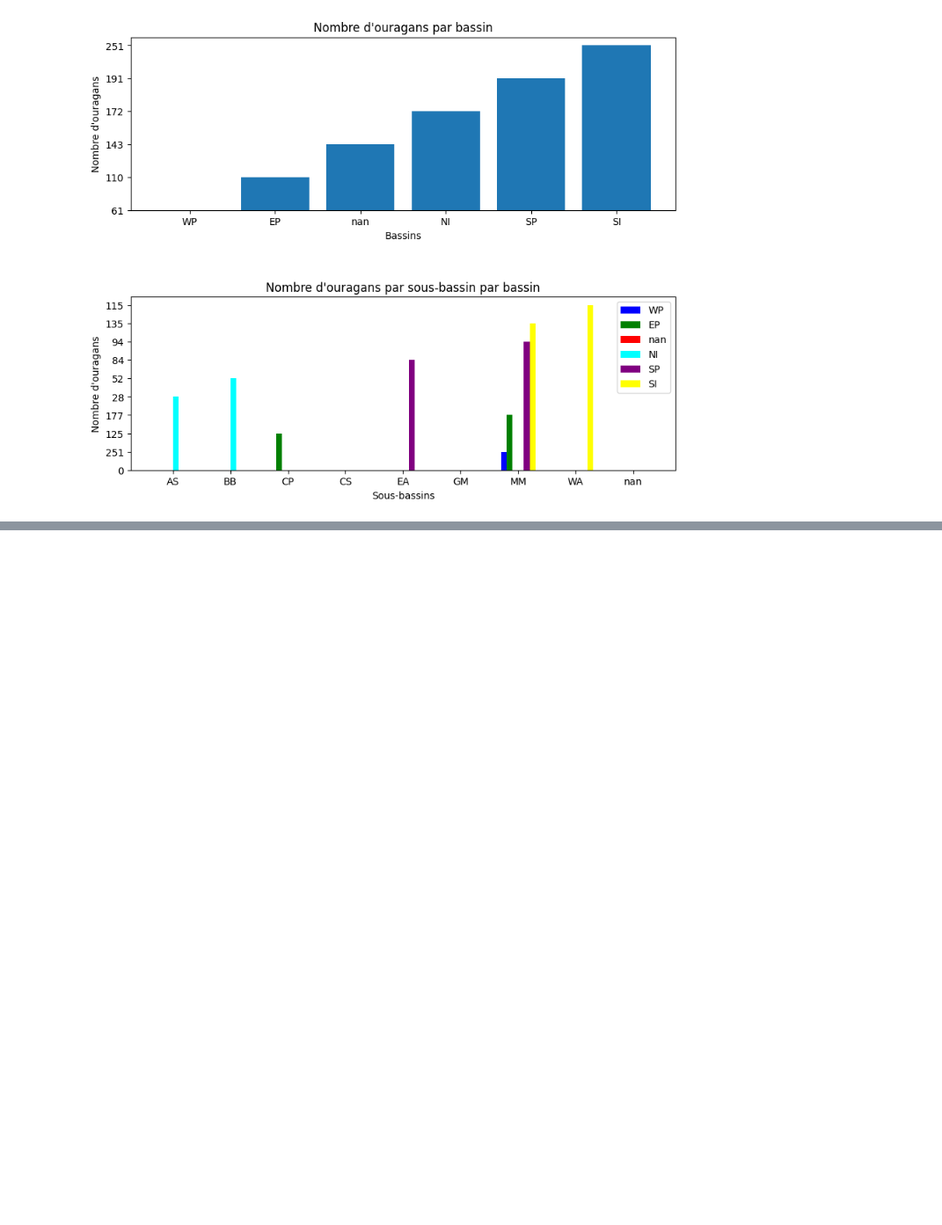
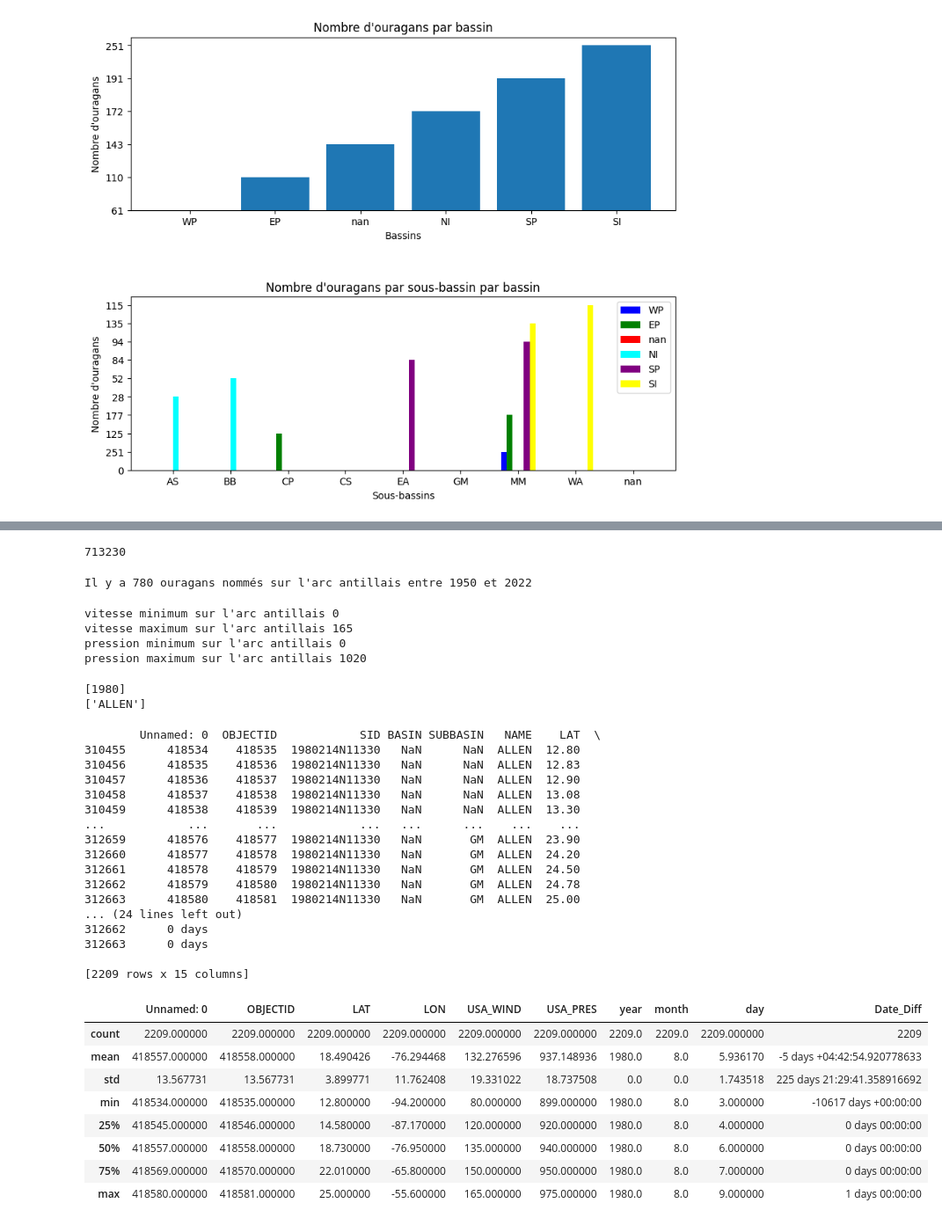
Before and after one commit to FWICSS/HurricaneProject, a Jupyter notebook: Expose.ipynb, the cells around one changed output, grey strips where cells are left out. Shown at 88% size. Saved outputs shown, nothing was run; the diff lists cells and outputs as text; code cells hidden in the pictures; blank space fills up the shorter version.

```diff
--- a/Expose.ipynb
+++ b/Expose.ipynb
@@ -170,0 +122,5 @@ getStatsHurricaneByYear(all_data)
+# %%
+data_caribeen = pd.read_csv("data/hurricanes_Past_In_Caribbean.csv")
+data_caribeen.shape[0]
+# %% [output]
+713230
@@ -170,0 +129,57 @@ getStatsHurricaneByYear(all_data)
+# %%
+print(f"""
+Il y a {nb_hurricane_caribeen} ouragans nommés sur l'arc antillais entre {data_caribeen['year'].min()} et {data_caribeen['year'].max()}
+""")
+# %% [output]
+Il y a 780 ouragans nommés sur l'arc antillais entre 1950 et 2022
+# %%
+print("vitesse minimum sur l'arc antillais",data_caribeen['USA_WIND'].min())
+print("vitesse maximum sur l'arc antillais",data_caribeen['USA_WIND'].max())
+print("pression minimum sur l'arc antillais",data_caribeen['USA_PRES'].min())
+print("pression maximum sur l'arc antillais",data_caribeen['USA_PRES'].max())
+# %% [output]
+vitesse minimum sur l'arc antillais 0
+vitesse maximum sur l'arc antillais 165
+pression minimum sur l'arc antillais 0
+pression maximum sur l'arc antillais 1020
+# %%
+fast_hurricanes = data_caribeen[data_caribeen['USA_WIND'] == 165]
+year_fast_hurricane = fast_hurricanes['year'].unique()
+name_fast_hurricane = fast_hurricanes['NAME'].unique()
+# %%
+print(year_fast_hurricane)
+print(name_fast_hurricane)
+# %% [output]
+[1980]
+['ALLEN']
+# %%
+data_fast_hurricanes = data_caribeen[(data_caribeen['year'] == year_fast_hurricane[0]) & (data_caribeen['NAME'] == name_fast_hurricane[0])]
+print(data_fast_hurricanes)
+data_fast_hurricanes.describe()
+# %% [output]
+        Unnamed: 0  OBJECTID            SID BASIN SUBBASIN   NAME    LAT  \
+310455      418534    418535  1980214N11330   NaN      NaN  ALLEN  12.80
+310456      418535    418536  1980214N11330   NaN      NaN  ALLEN  12.83
+310457      418536    418537  1980214N11330   NaN      NaN  ALLEN  12.90
+310458      418537    418538  1980214N11330   NaN      NaN  ALLEN  13.08
+310459      418538    418539  1980214N11330   NaN      NaN  ALLEN  13.30
+...            ...       ...            ...   ...      ...    ...    ...
+312659      418576    418577  1980214N11330   NaN       GM  ALLEN  23.90
+312660      418577    418578  1980214N11330   NaN       GM  ALLEN  24.20
+312661      418578    418579  1980214N11330   NaN       GM  ALLEN  24.50
+312662      418579    418580  1980214N11330   NaN       GM  ALLEN  24.78
+312663      418580    418581  1980214N11330   NaN       GM  ALLEN  25.00
+... (24 lines left out)
+312662      0 days
+312663      0 days
+
+[2209 rows x 15 columns]
+|  | Unnamed: 0 | OBJECTID | LAT | LON | USA_WIND | USA_PRES | year | month | day | Date_Diff |
+| count | 2209.000000 | 2209.000000 | 2209.000000 | 2209.000000 | 2209.000000 | 2209.000000 | 2209.0 | 2209.0 | 2209.000000 | 2209 |
+| mean | 418557.000000 | 418558.000000 | 18.490426 | -76.294468 | 132.276596 | 937.148936 | 1980.0 | 8.0 | 5.936170 | -5 days +04:42:54.920778633 |
+| std | 13.567731 | 13.567731 | 3.899771 | 11.762408 | 19.331022 | 18.737508 | 0.0 | 0.0 | 1.743518 | 225 days 21:29:41.358916692 |
+| min | 418534.000000 | 418535.000000 | 12.800000 | -94.200000 | 80.000000 | 899.000000 | 1980.0 | 8.0 | 3.000000 | -10617 days +00:00:00 |
+| 25% | 418545.000000 | 418546.000000 | 14.580000 | -87.170000 | 120.000000 | 920.000000 | 1980.0 | 8.0 | 4.000000 | 0 days 00:00:00 |
+| 50% | 418557.000000 | 418558.000000 | 18.730000 | -76.950000 | 135.000000 | 940.000000 | 1980.0 | 8.0 | 6.000000 | 0 days 00:00:00 |
+| 75% | 418569.000000 | 418570.000000 | 22.010000 | -65.800000 | 150.000000 | 950.000000 | 1980.0 | 8.0 | 7.000000 | 0 days 00:00:00 |
+| max | 418580.000000 | 418581.000000 | 25.000000 | -55.600000 | 165.000000 | 975.000000 | 1980.0 | 8.0 | 9.000000 | 1 days 00:00:00 |
```
Also changed, not shown: parts of 5 cells of this notebook, 2 other files.
